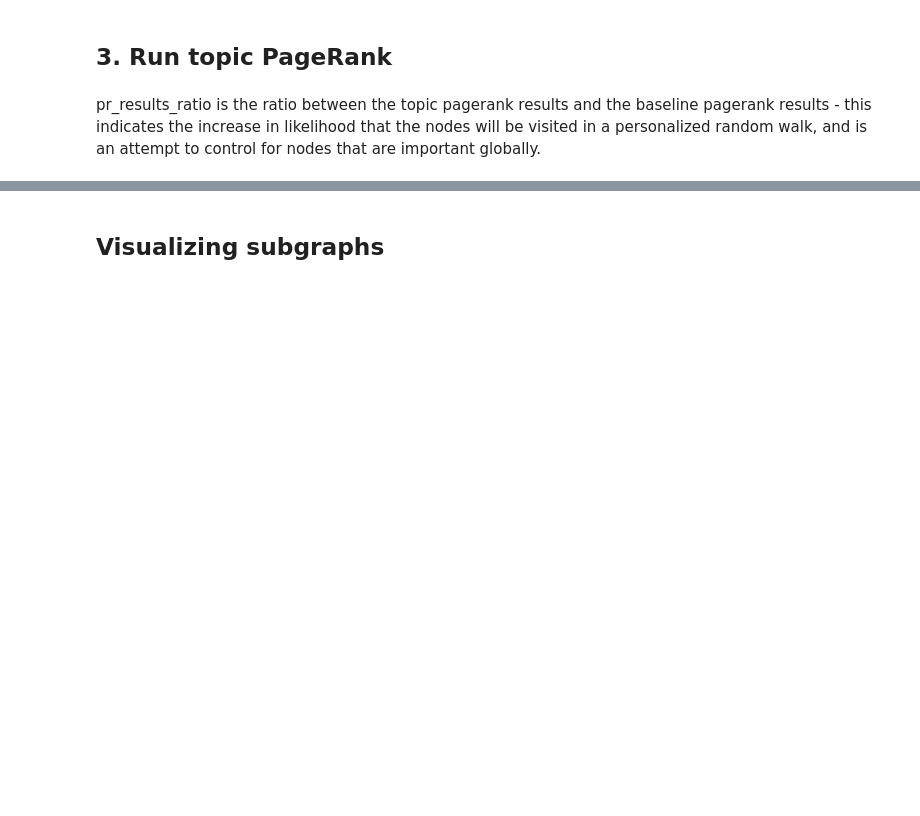
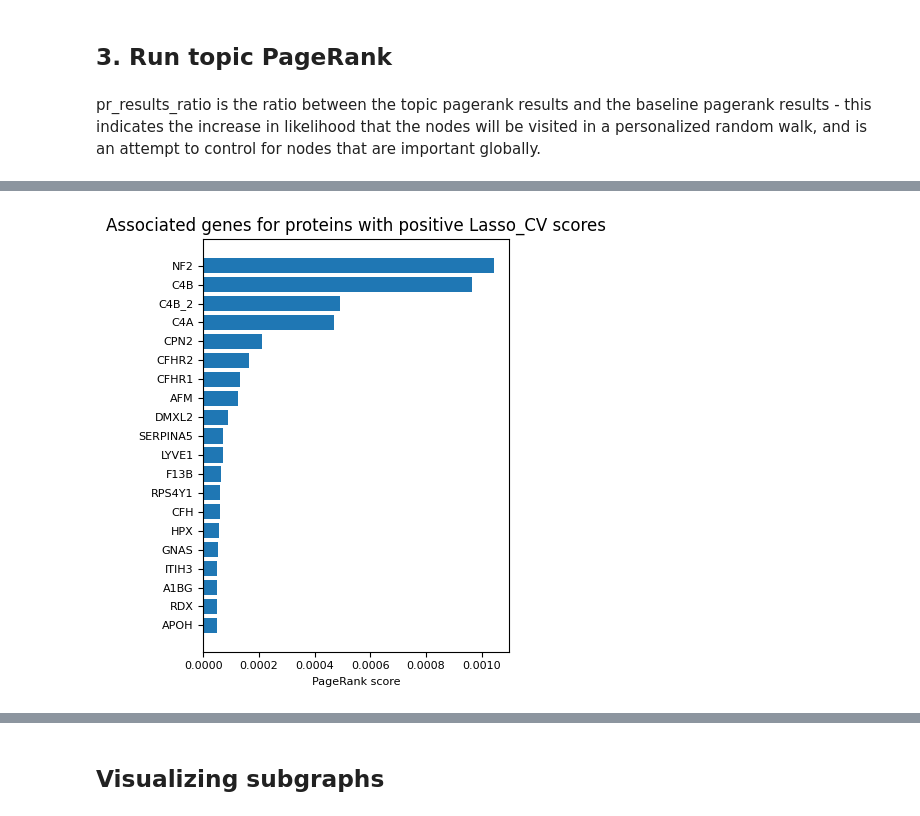
Before and after one commit to yjzhang/kg_feature_engineering, a Jupyter notebook: notebooks/Feature_Analysis_2.ipynb, the cells around one changed output, grey strips where cells are left out. Cells and saved outputs as stored; diff of their text form; code cells hidden in the pictures; blank space fills up the shorter version.

```diff
--- a/notebooks/Feature_Analysis_2.ipynb
+++ b/notebooks/Feature_Analysis_2.ipynb
@@ -97,0 +161,11 @@ pr_results_ratio = {x: pr_results_personalized[x]/pr_results_base[x] for x in sp
+# %%
+high_prots_top_genes = [x for x in high_prots_top_nodes if x['category'] == 'Gene']
+
+fig, ax = plt.subplots(figsize=(4, 5))
+ax.tick_params(axis='both', which='major', labelsize=8)
+ax.barh([x['name'] for x in high_prots_top_genes[:20][::-1]], [x['score'] for x in high_prots_top_genes[:20][::-1]], )
+plt.title('Associated genes for proteins with positive Lasso_CV scores')
+ax.set_xlabel('PageRank score', fontsize=8)
+plt.tight_layout()
+# %% [output]
+[figure, added]
```
Also changed, not shown: parts of 57 cells of this notebook, 2 other files.
